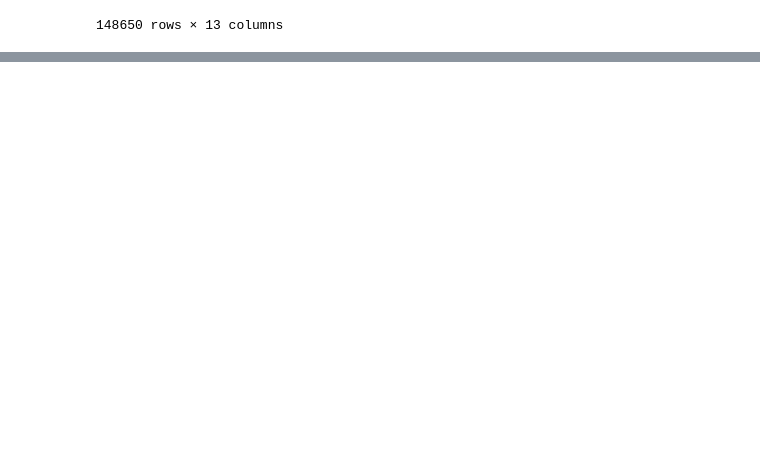
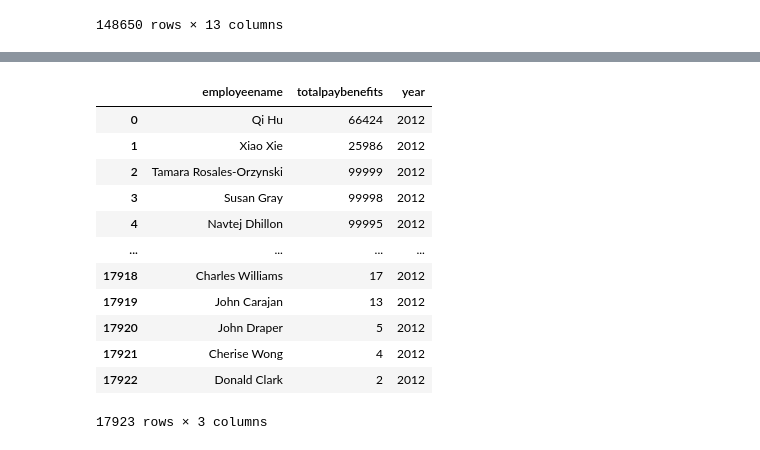
Before and after one commit to lina3362/ETL---Project, a Jupyter notebook: SF Salary 2011/Untitled.ipynb, the cells around one changed output, grey strips where cells are left out. Saved outputs shown, nothing was run; the diff lists cells and outputs as text; code cells hidden in the pictures; blank space fills up the shorter version.

```diff
--- a/SF Salary 2011/Untitled.ipynb
+++ b/SF Salary 2011/Untitled.ipynb
@@ -75,0 +98,20 @@ employee_2012
+# %%
+employee_2012_lesspay = pd.read_sql(''' SELECT EmployeeName, totalpaybenefits, Year
+                                FROM Salaries
+                                WHERE Year = '2012' AND totalpaybenefits < '100000'
+                                       ''', conn)
+employee_2012_lesspay
+# %% [output]
+|  | employeename | totalpaybenefits | year |
+| 0 | Qi Hu | 66424 | 2012 |
+| 1 | Xiao Xie | 25986 | 2012 |
+| 2 | Tamara Rosales-Orzynski | 99999 | 2012 |
+| 3 | Susan Gray | 99998 | 2012 |
+| 4 | Navtej Dhillon | 99995 | 2012 |
+| ... | ... | ... | ... |
+| 17918 | Charles Williams | 17 | 2012 |
+| 17919 | John Carajan | 13 | 2012 |
+| 17920 | John Draper | 5 | 2012 |
+| 17921 | Cherise Wong | 4 | 2012 |
+| 17922 | Donald Clark | 2 | 2012 |
+17923 rows × 3 columns
```
Also changed, not shown: parts of 7 cells of this notebook, 1 other file.
